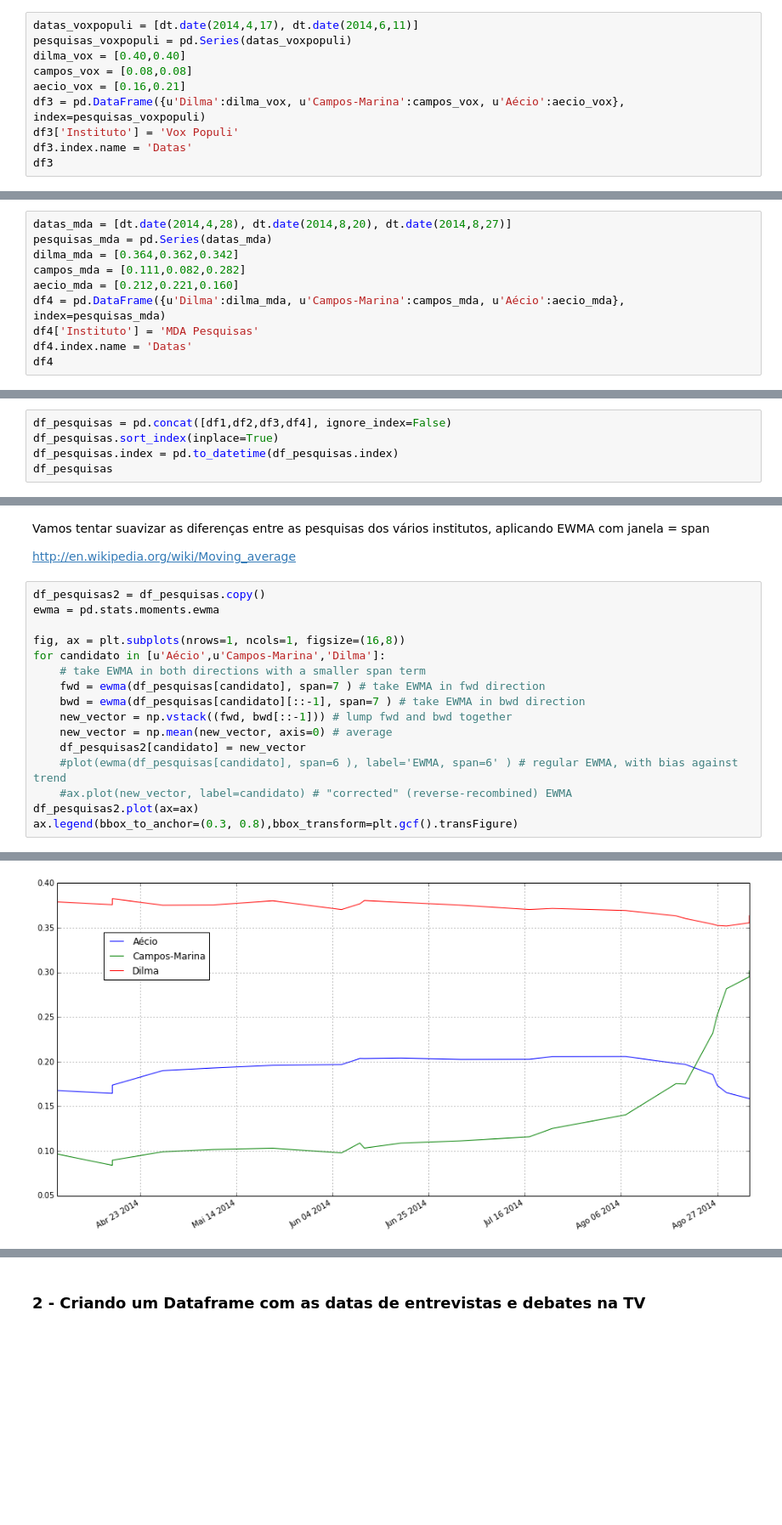
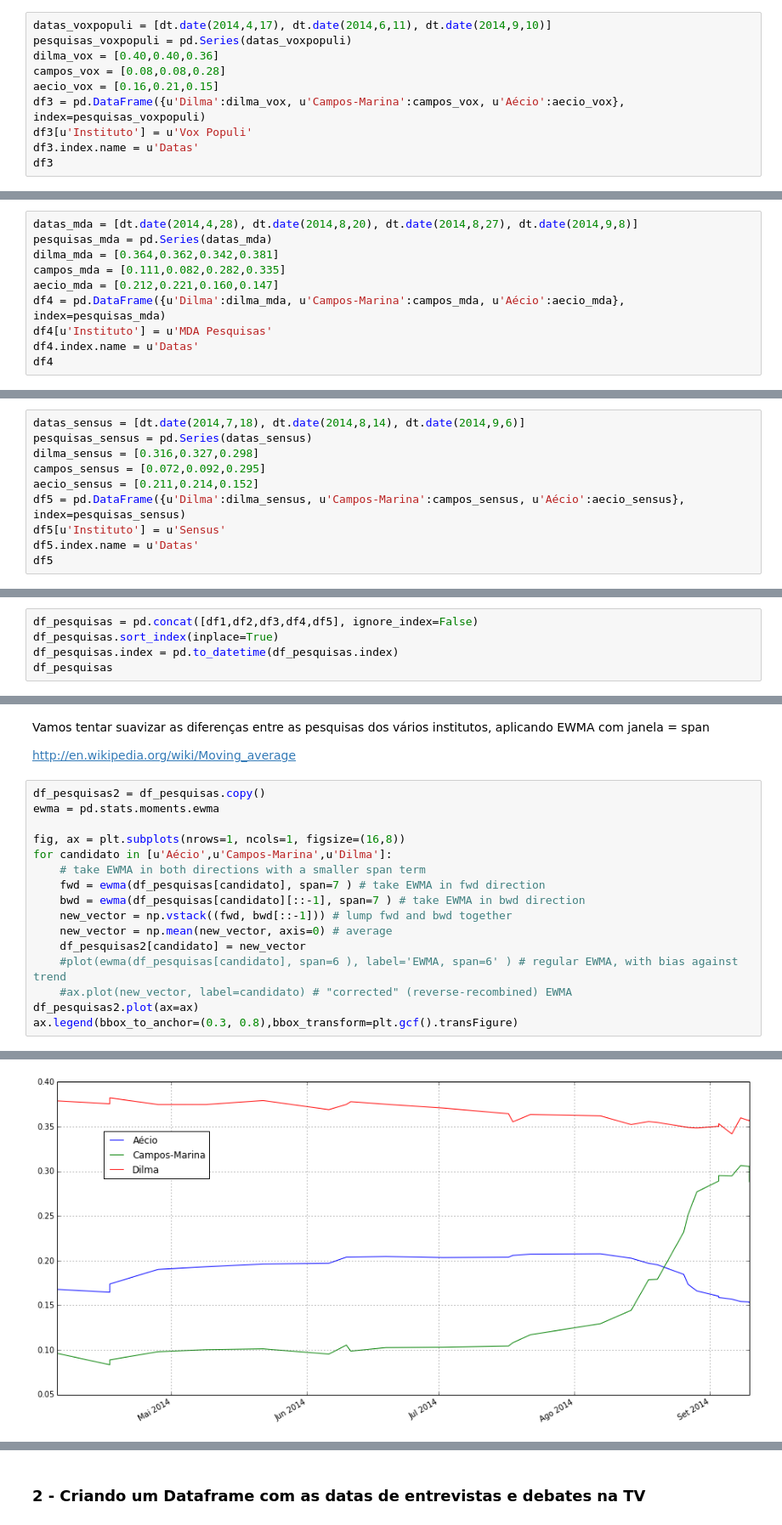
Before and after one commit to fccoelho/analisaMC, a Jupyter notebook: pesquisas_eleitorais.ipynb, the cells around one changed output, grey strips where cells are left out. Shown at 85% size. Cells and saved outputs as stored; diff of their text form; blank space fills up the shorter version.

Commit message:
Adding graphs on institutes comparisons

```diff
--- a/pesquisas_eleitorais.ipynb
+++ b/pesquisas_eleitorais.ipynb
@@ -62,14 +63,14 @@ df2
 | 2014-08-26 | 0.19 | 0.29 | 0.34 | Ibope |
 | 2014-09-03 | 0.15 | 0.33 | 0.37 | Ibope |
 # %%
-datas_voxpopuli = [dt.date(2014,4,17), dt.date(2014,6,11)]
+datas_voxpopuli = [dt.date(2014,4,17), dt.date(2014,6,11), dt.date(2014,9,10)]
 pesquisas_voxpopuli = pd.Series(datas_voxpopuli)
-dilma_vox = [0.40,0.40]
-campos_vox = [0.08,0.08]
-aecio_vox = [0.16,0.21]
+dilma_vox = [0.40,0.40,0.36]
+campos_vox = [0.08,0.08,0.28]
+aecio_vox = [0.16,0.21,0.15]
 df3 = pd.DataFrame({u'Dilma':dilma_vox, u'Campos-Marina':campos_vox, u'Aécio':aecio_vox}, index=pesquisas_voxpopuli)
-df3['Instituto'] = 'Vox Populi'
-df3.index.name = 'Datas'
+df3[u'Instituto'] = u'Vox Populi'
+df3.index.name = u'Datas'
 df3
 # %% [output]
 |  | Aécio | Campos-Marina | Dilma | Instituto |
@@ -79,12 +81,12 @@ df3
 # %%
-datas_mda = [dt.date(2014,4,28), dt.date(2014,8,20), dt.date(2014,8,27)]
+datas_mda = [dt.date(2014,4,28), dt.date(2014,8,20), dt.date(2014,8,27), dt.date(2014,9,8)]
 pesquisas_mda = pd.Series(datas_mda)
-dilma_mda = [0.364,0.362,0.342]
-campos_mda = [0.111,0.082,0.282]
-aecio_mda = [0.212,0.221,0.160]
+dilma_mda = [0.364,0.362,0.342,0.381]
+campos_mda = [0.111,0.082,0.282,0.335]
+aecio_mda = [0.212,0.221,0.160,0.147]
 df4 = pd.DataFrame({u'Dilma':dilma_mda, u'Campos-Marina':campos_mda, u'Aécio':aecio_mda}, index=pesquisas_mda)
-df4['Instituto'] = 'MDA Pesquisas'
-df4.index.name = 'Datas'
+df4[u'Instituto'] = u'MDA Pesquisas'
+df4.index.name = u'Datas'
 df4
 # %% [output]
 |  | Aécio | Campos-Marina | Dilma | Instituto |
@@ -94,0 +98,10 @@ df4
+# %%
+datas_sensus = [dt.date(2014,7,18), dt.date(2014,8,14), dt.date(2014,9,6)]
+pesquisas_sensus = pd.Series(datas_sensus)
+dilma_sensus = [0.316,0.327,0.298]
+campos_sensus = [0.072,0.092,0.295]
+aecio_sensus = [0.211,0.214,0.152]
+df5 = pd.DataFrame({u'Dilma':dilma_sensus, u'Campos-Marina':campos_sensus, u'Aécio':aecio_sensus}, index=pesquisas_sensus)
+df5[u'Instituto'] = u'Sensus'
+df5.index.name = u'Datas'
+df5
@@ -95,5 +114,5 @@ df4
 # %%
-df_pesquisas = pd.concat([df1,df2,df3,df4], ignore_index=False)
+df_pesquisas = pd.concat([df1,df2,df3,df4,df5], ignore_index=False)
 df_pesquisas.sort_index(inplace=True)
 df_pesquisas.index = pd.to_datetime(df_pesquisas.index)
 df_pesquisas
@@ -128,19 +147,19 @@ http://en.wikipedia.org/wiki/Moving_average
 # %%
 df_pesquisas2 = df_pesquisas.copy()
 ewma = pd.stats.moments.ewma
 
 fig, ax = plt.subplots(nrows=1, ncols=1, figsize=(16,8))
-for candidato in [u'Aécio',u'Campos-Marina','Dilma']:
+for candidato in [u'Aécio',u'Campos-Marina',u'Dilma']:
     # take EWMA in both directions with a smaller span term
     fwd = ewma(df_pesquisas[candidato], span=7 ) # take EWMA in fwd direction
     bwd = ewma(df_pesquisas[candidato][::-1], span=7 ) # take EWMA in bwd direction
     new_vector = np.vstack((fwd, bwd[::-1])) # lump fwd and bwd together
     new_vector = np.mean(new_vector, axis=0) # average
     df_pesquisas2[candidato] = new_vector
     #plot(ewma(df_pesquisas[candidato], span=6 ), label='EWMA, span=6' ) # regular EWMA, with bias against trend
     #ax.plot(new_vector, label=candidato) # "corrected" (reverse-recombined) EWMA
 df_pesquisas2.plot(ax=ax)
 ax.legend(bbox_to_anchor=(0.3, 0.8),bbox_transform=plt.gcf().transFigure)
 # %% [output]
 <matplotlib.legend.Legend at 0x...>
-[figure, old version]
+[figure, new version]
```
Also changed, not shown: parts of 16 cells of this notebook.
